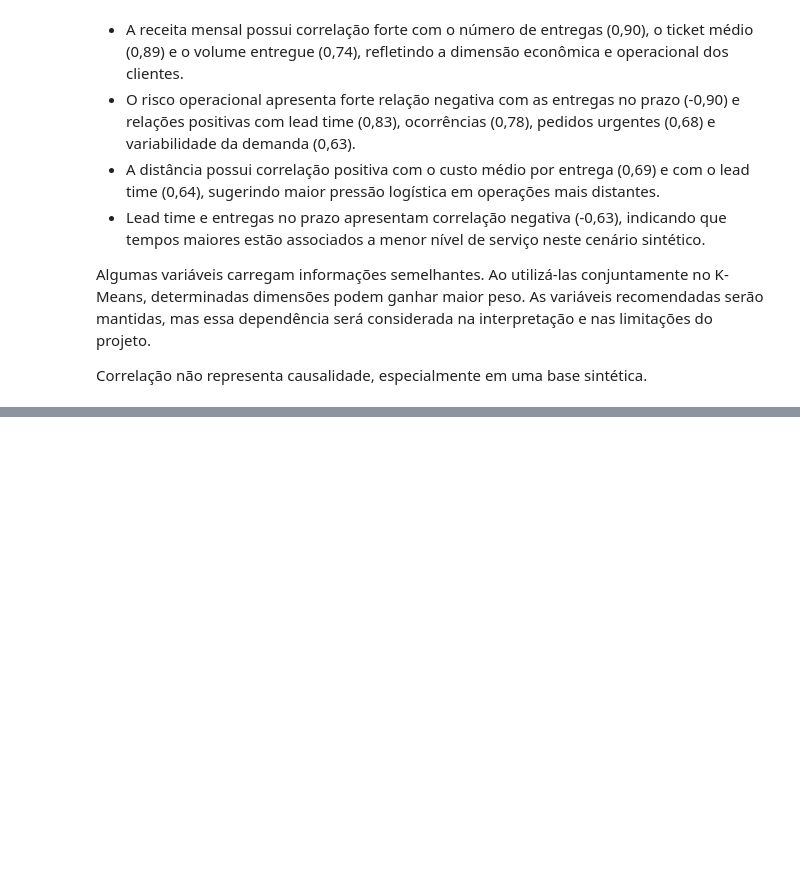
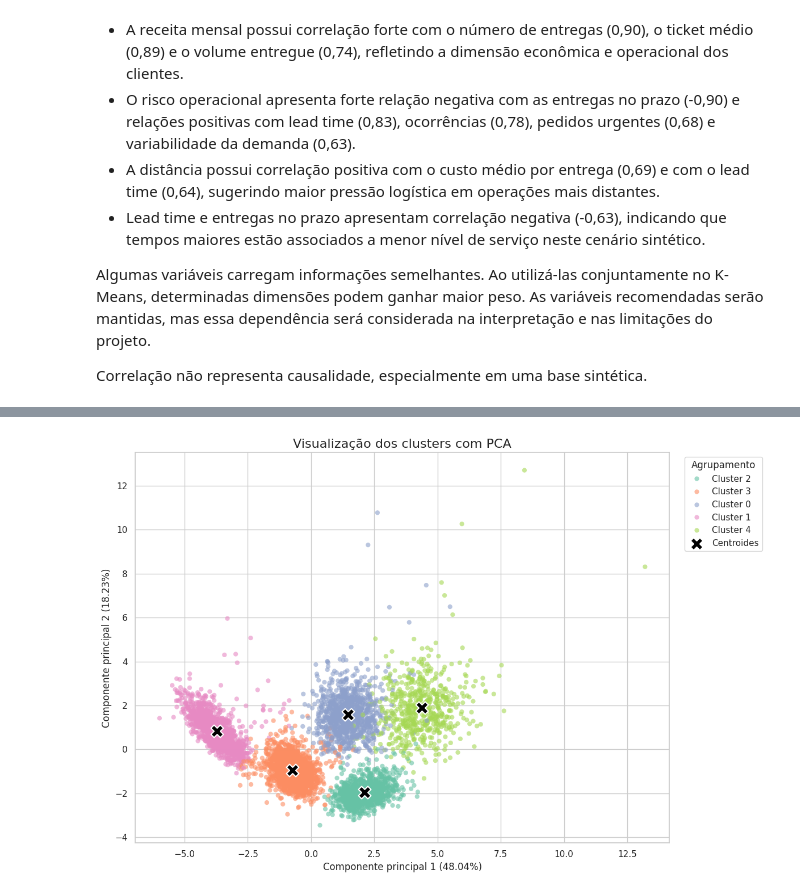
Before and after one commit to thedrads/supply-chain-clustering-anomaly-ai, a Jupyter notebook: notebooks/supply_chain_clustering_anomaly_ai.ipynb, the cells around one changed output, grey strips where cells are left out. Cells and saved outputs as stored; diff of their text form; code cells hidden in the pictures; blank space fills up the shorter version.

```diff
--- a/notebooks/supply_chain_clustering_anomaly_ai.ipynb
+++ b/notebooks/supply_chain_clustering_anomaly_ai.ipynb
@@ -418,0 +772,54 @@ Correlação não representa causalidade, especialmente em uma base sintética.
+# %%
+# Cria rótulos legíveis para a visualização.
+resultados_df["cluster_visual"] = (
+    "Cluster " + resultados_df["cluster_kmeans"].astype(str)
+)
+
+# Projeta os centroides do K-Means no plano do PCA.
+centroides_pca = pca.transform(
+    modelo_kmeans_final.cluster_centers_
+)
+
+# Cria o gráfico dos clientes e dos centroides.
+plt.figure(figsize=(12, 8))
+sns.scatterplot(
+    data=resultados_df,
+    x="pca_1",
+    y="pca_2",
+    hue="cluster_visual",
+    palette="Set2",
+    alpha=0.60,
+    s=35,
+    linewidth=0,
+)
+
+plt.scatter(
+    centroides_pca[:, 0],
+    centroides_pca[:, 1],
+    marker="X",
+    s=250,
+    color="black",
+    edgecolor="white",
+    linewidth=1.5,
+    label="Centroides",
+)
+
+# Ajusta os títulos, eixos e legenda.
+plt.title("Visualização dos clusters com PCA", fontsize=16)
+plt.xlabel(
+    f"Componente principal 1 "
+    f"({variancia_explicada_pca[0]:.2%})"
+)
+plt.ylabel(
+    f"Componente principal 2 "
+    f"({variancia_explicada_pca[1]:.2%})"
+)
+plt.legend(
+    title="Agrupamento",
+    bbox_to_anchor=(1.02, 1),
+    loc="upper left",
+)
+plt.tight_layout()
+plt.show()
+# %% [output]
+[figure, added]
```
Also changed, not shown: parts of 28 cells of this notebook.
